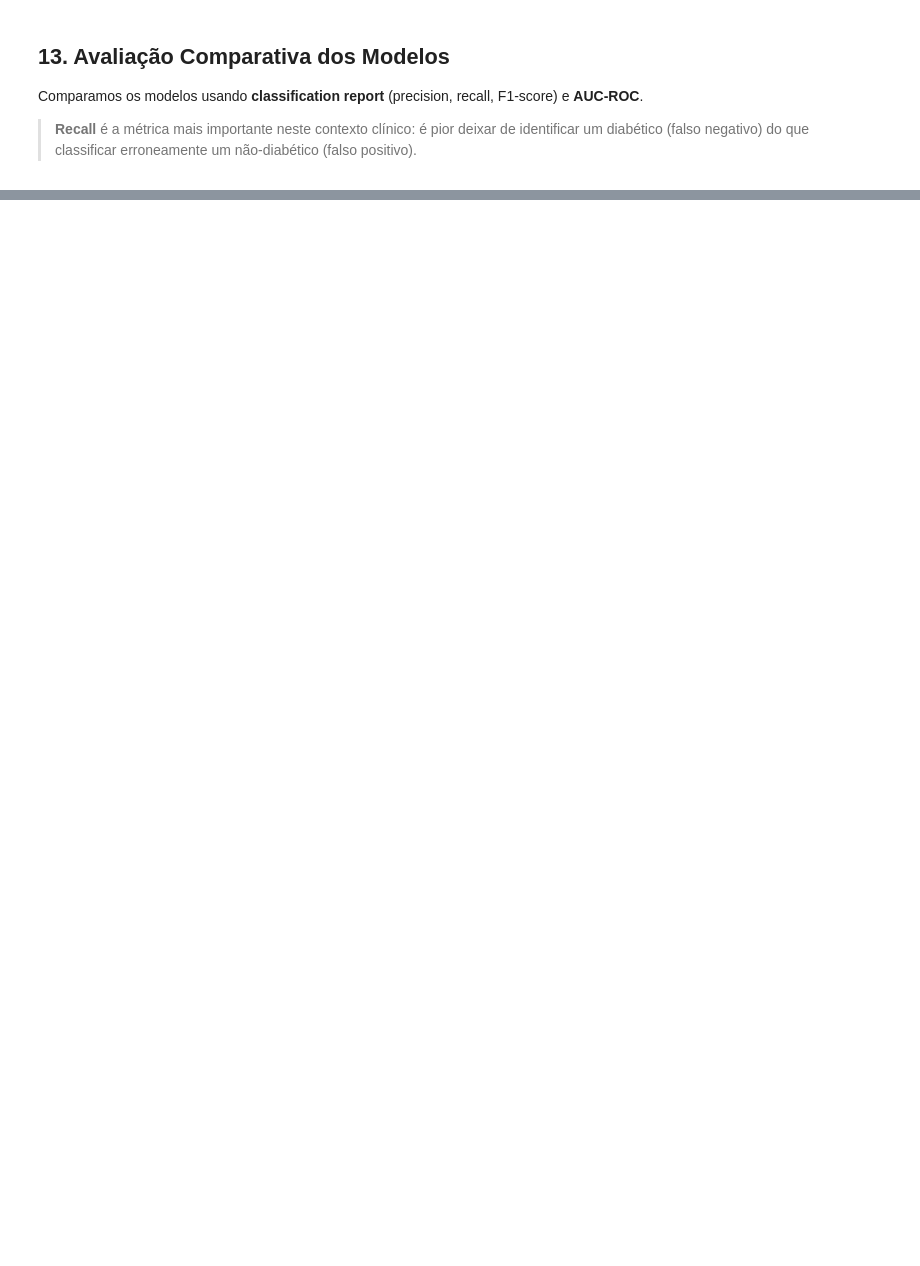
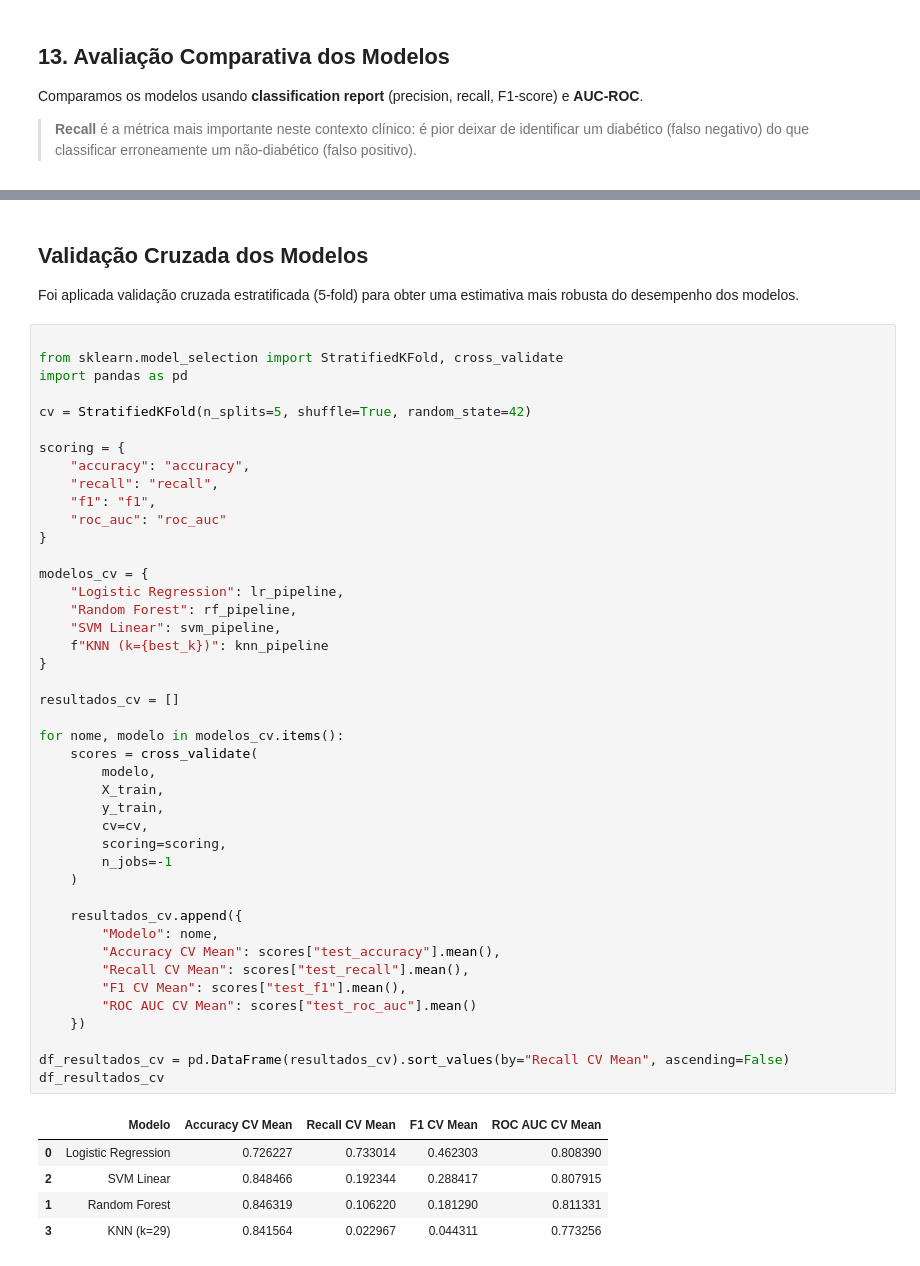
Before and after one commit to RenanAmaral/FIAP-9IADT-diabetes-prediction, a Jupyter notebook: src/modelo.ipynb, the cells around one changed output, grey strips where cells are left out. Cells and saved outputs as stored; diff of their text form; blank space fills up the shorter version.

```diff
--- a/src/modelo.ipynb
+++ b/src/modelo.ipynb
@@ -485,0 +486,53 @@ AUC-ROC: 0.8216
+# %% [markdown]
+## Validação Cruzada dos Modelos
+
+Foi aplicada validação cruzada estratificada (5-fold) para obter uma estimativa mais robusta do desempenho dos modelos.
+# %%
+
+from sklearn.model_selection import StratifiedKFold, cross_validate
+import pandas as pd
+
+cv = StratifiedKFold(n_splits=5, shuffle=True, random_state=42)
+
+scoring = {
+    "accuracy": "accuracy",
+    "recall": "recall",
+    "f1": "f1",
+    "roc_auc": "roc_auc"
+}
+
+modelos_cv = {
+    "Logistic Regression": lr_pipeline,
+    "Random Forest": rf_pipeline,
+    "SVM Linear": svm_pipeline,
+    f"KNN (k={best_k})": knn_pipeline
+}
+
+resultados_cv = []
+
+for nome, modelo in modelos_cv.items():
+    scores = cross_validate(
+        modelo,
+        X_train,
+        y_train,
+        cv=cv,
+        scoring=scoring,
+        n_jobs=-1
+    )
+
+    resultados_cv.append({
+        "Modelo": nome,
+        "Accuracy CV Mean": scores["test_accuracy"].mean(),
+        "Recall CV Mean": scores["test_recall"].mean(),
+        "F1 CV Mean": scores["test_f1"].mean(),
+        "ROC AUC CV Mean": scores["test_roc_auc"].mean()
+    })
+
+df_resultados_cv = pd.DataFrame(resultados_cv).sort_values(by="Recall CV Mean", ascending=False)
+df_resultados_cv
+# %% [output]
+|  | Modelo | Accuracy CV Mean | Recall CV Mean | F1 CV Mean | ROC AUC CV Mean |
+| 0 | Logistic Regression | 0.726227 | 0.733014 | 0.462303 | 0.808390 |
+| 2 | SVM Linear | 0.848466 | 0.192344 | 0.288417 | 0.807915 |
+| 1 | Random Forest | 0.846319 | 0.106220 | 0.181290 | 0.811331 |
+| 3 | KNN (k=29) | 0.841564 | 0.022967 | 0.044311 | 0.773256 |
```
Also changed, not shown: parts of 11 cells of this notebook, 6 other files.
